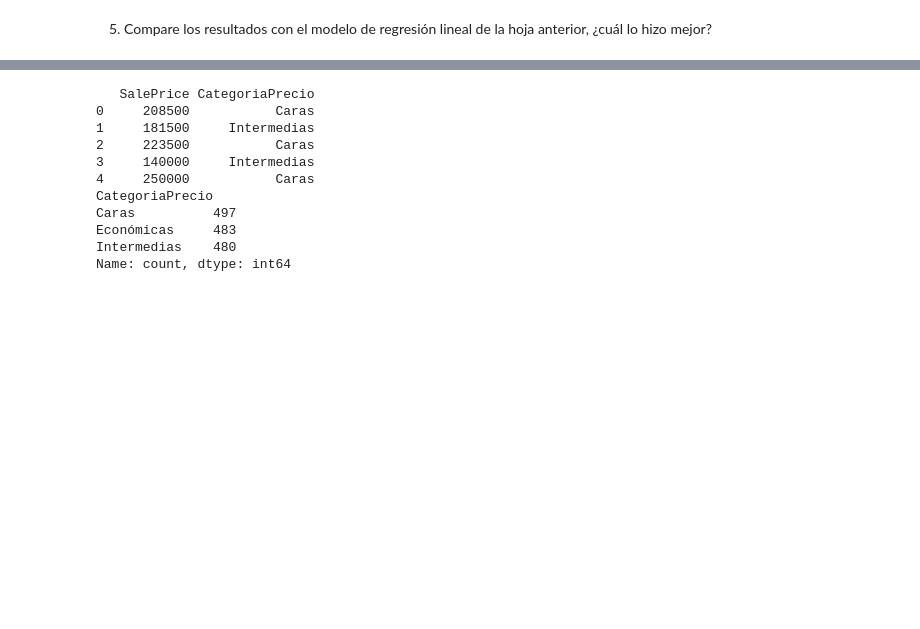
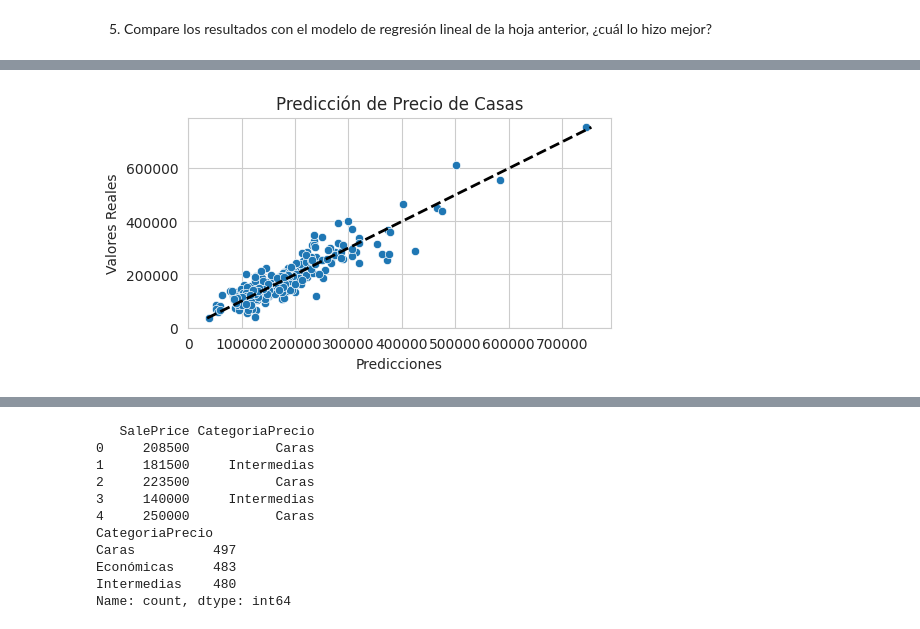
Before and after one commit to BiancaCalderon/HDT4-MineriaDatos, a Jupyter notebook: HDT4_arboles.ipynb, the cells around one changed output, grey strips where cells are left out. Cells and saved outputs as stored; diff of their text form; code cells hidden in the pictures; blank space fills up the shorter version.

```diff
--- a/HDT4_arboles.ipynb
+++ b/HDT4_arboles.ipynb
@@ -278,0 +357,16 @@ mejor?
+# %%
+# Gráficas de análisis
+residuos = y_test_new - predicciones
+
+plt.figure(figsize=(12, 6))
+
+# Predicción de Precio de Casas
+plt.subplot(2, 2, 2)
+sns.scatterplot(x=predicciones, y=y_test_new)
+plt.plot([y_test.min(), y_test.max()], [y_test.min(), y_test.max()], 'k--', lw=2)
+plt.title('Predicción de Precio de Casas')
+plt.xlabel('Predicciones')
+plt.ylabel('Valores Reales')
+plt.show()
+# %% [output]
+[figure, added]
```
Also changed, not shown: parts of 18 cells of this notebook.
